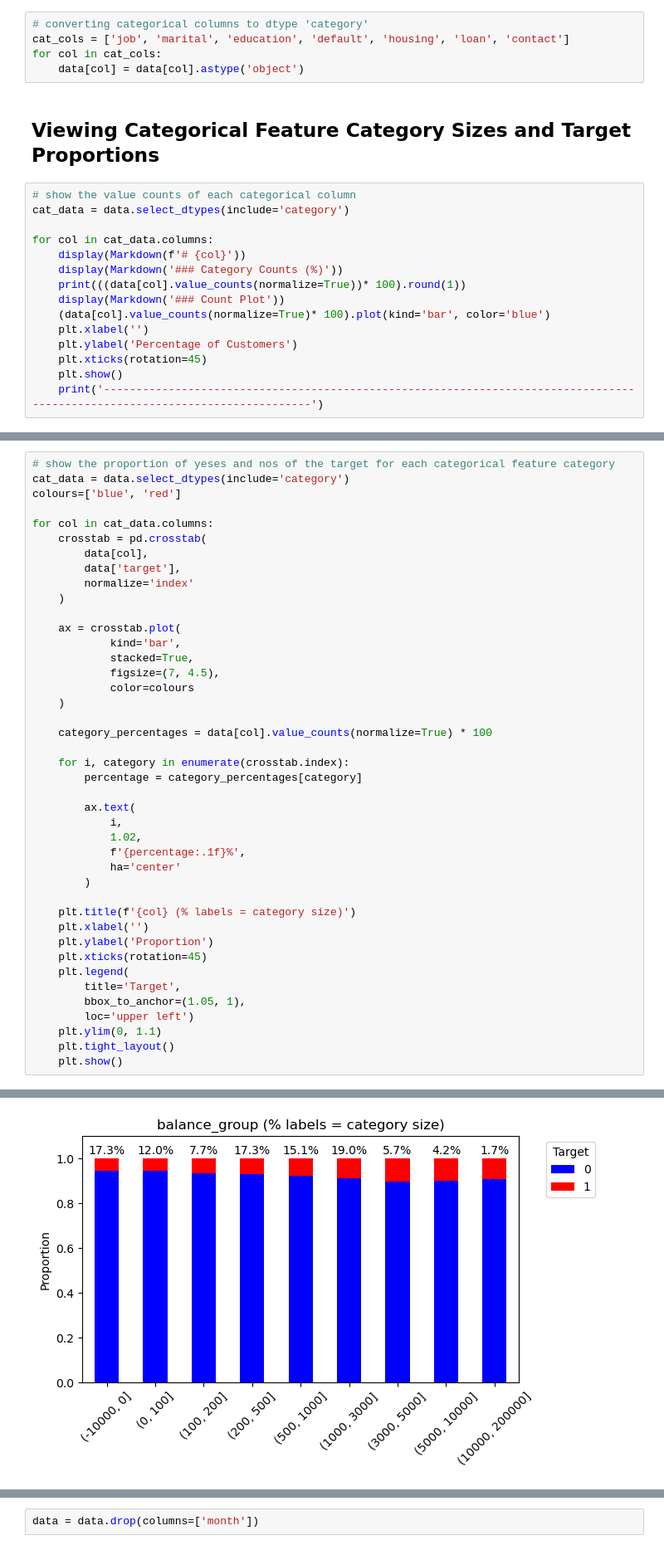
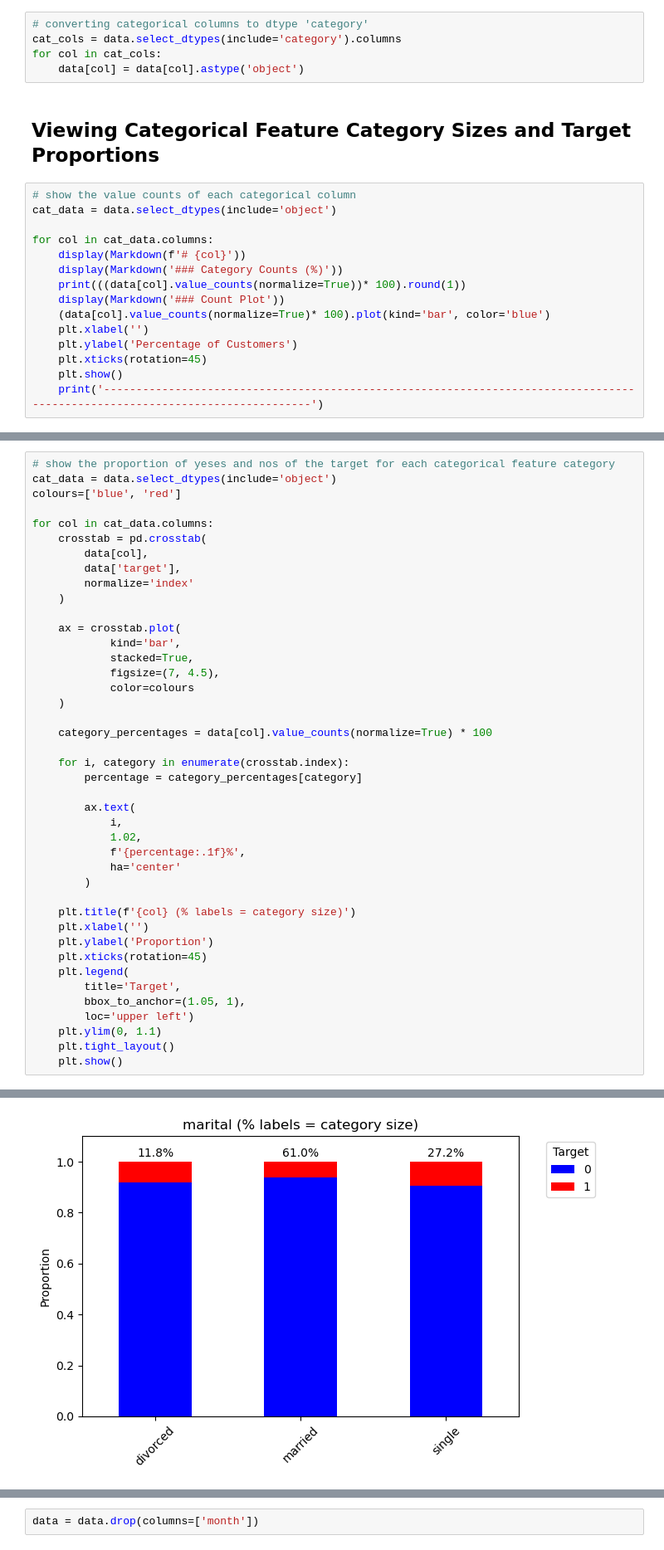
Before and after one commit to mattclark186/uyBvjh22fVpcb3UX, a Jupyter notebook: notebooks/exploration/exploratory_data_analysis.ipynb, the cells around one changed output, grey strips where cells are left out. Shown at 83% size. Cells and saved outputs as stored; diff of their text form.

```diff
--- a/notebooks/exploration/exploratory_data_analysis.ipynb
+++ b/notebooks/exploration/exploratory_data_analysis.ipynb
@@ -277,14 +277,14 @@ campaign_group
 Name: count, dtype: int64
 # %%
 # converting categorical columns to dtype 'category'
-cat_cols = ['job', 'marital', 'education', 'default', 'housing', 'loan', 'contact']
+cat_cols = data.select_dtypes(include='category').columns
 for col in cat_cols:
     data[col] = data[col].astype('object')
 # %% [markdown]
 ## Viewing Categorical Feature Category Sizes and Target Proportions
 # %%
 # show the value counts of each categorical column
-cat_data = data.select_dtypes(include='category')
+cat_data = data.select_dtypes(include='object')
 
 for col in cat_data.columns:
     display(Markdown(f'# {col}'))
@@ -330,6 +331,6 @@ Name: proportion, dtype: float64
 # %%
 # show the proportion of yeses and nos of the target for each categorical feature category
-cat_data = data.select_dtypes(include='category')
+cat_data = data.select_dtypes(include='object')
 colours=['blue', 'red']
 
 for col in cat_data.columns:
@@ -374 +375 @@ for col in cat_data.columns:
-[figure, old version]
+[figure, new version]
```
Also changed, not shown: parts of 2 cells of this notebook, 2 other files.
